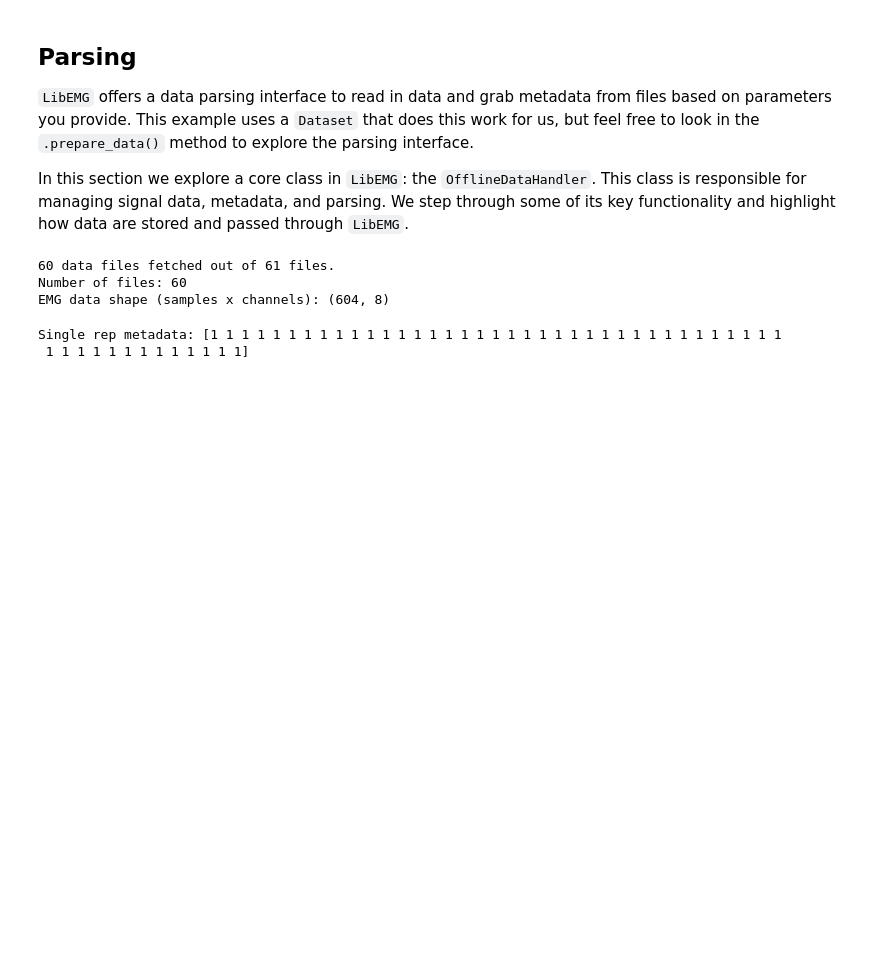
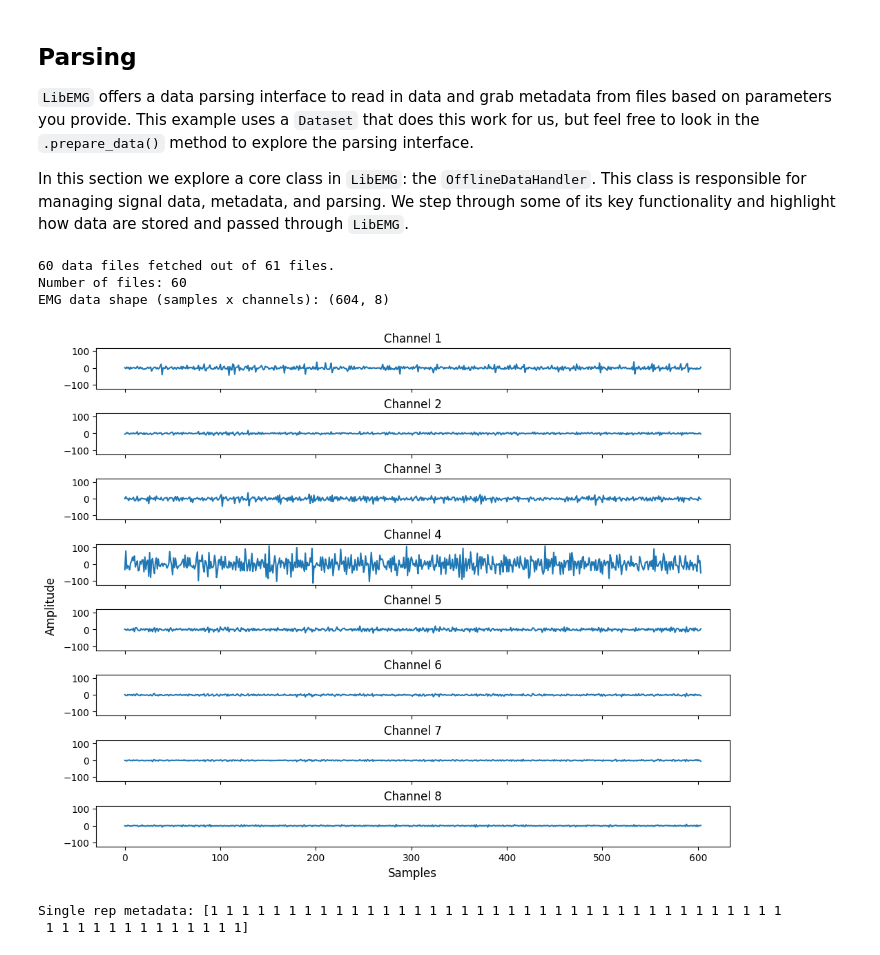
Before and after one commit to LibEMG/LibEMG_MEC24_Workshop, a Jupyter notebook: walkthrough.ipynb, the cells around one changed output. Cells and saved outputs as stored; diff of their text form; code cells hidden in the pictures; blank space fills up the shorter version.

Commit message:
Filtering and plotting
Added cells for filtering, including some plots. Added plots to parsing cells as well for improved visuals.

```diff
--- a/walkthrough.ipynb
+++ b/walkthrough.ipynb
@@ -9,3 +5,24 @@ WINDOW_INCREMENT = 50
+# %%
+# Imports
+import matplotlib.pyplot as plt
+import matplotlib as mpl
+import numpy as np
+
+# Constants
+WINDOW_SIZE = 200
+WINDOW_INCREMENT = 50
+FS = 200    # using MyoBand dataset (Hz)
+
+# Functions
+def plot_channels(signals):
+    fig, axs = plt.subplots(nrows=signals.shape[1], layout='constrained', sharex=True, sharey=True, figsize=(10, 8))
+
+    for channel_idx, (emg, ax) in enumerate(zip(signals.T, axs)):
+        ax.plot(emg)
+        ax.set_title(f"Channel {channel_idx + 1}")
+
+    axs[-1].set_xlabel('Samples', fontsize=12)
+    fig.supylabel('Amplitude', fontsize=12)
 # %% [markdown]
 ## Datasets
 
@@ -27,12 +44,14 @@ In this section we explore a core class in `LibEMG`: the `OfflineDataHandler`. T
 # %%
 # Parse
 odh = dataset.prepare_data()    # look inside this method to explore the parsing interface
 print(f"Number of files: {len(odh.data)}")
 print(f"EMG data shape (samples x channels): {odh.data[0].shape}")
+plot_channels(odh.data[0])
 # %% [output]
 60 data files fetched out of 61 files.
 Number of files: 60
 EMG data shape (samples x channels): (604, 8)
+[figure, added]
 # %%
 print(f"Single rep metadata: {odh.reps[0][:50].ravel()}")   # each type of metadata is stored as a (samples x M) array (M depends on the metadata)
 # %% [output]
```
Also changed, not shown: parts of 7 cells of this notebook.
